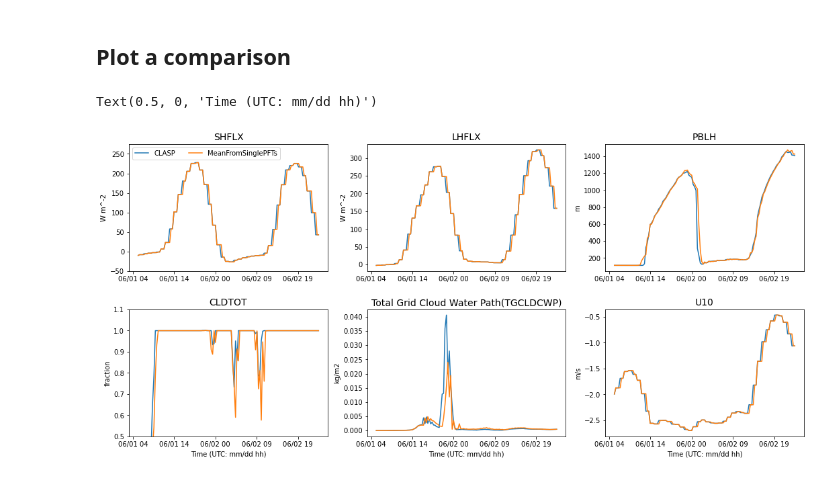
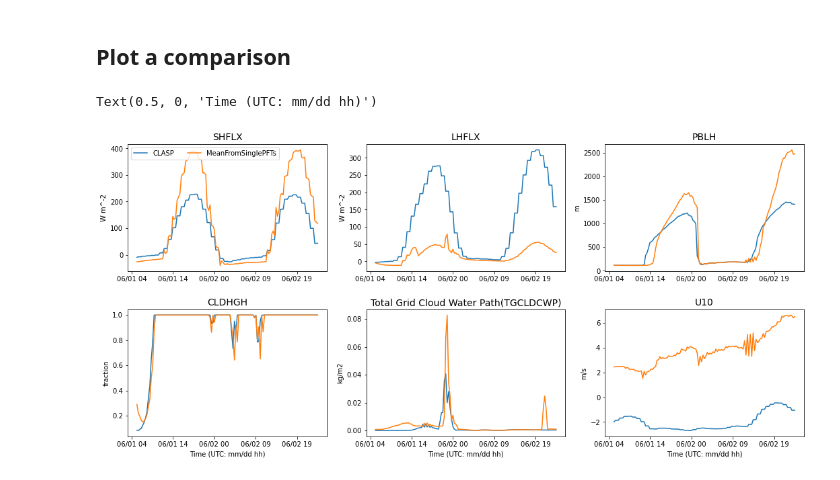
Before and after one commit to megandevlan/CLASP-CESM2_analysis, a Jupyter notebook: SCAM_SinglePFTcomparison.ipynb, the cells around one changed output. Cells and saved outputs as stored; diff of their text form; code cells hidden in the pictures.

Commit message:
Deeper dive into zetaDiffs, SCAM single PFT runs, and periodic updates.

```diff
--- a/SCAM_SinglePFTcomparison.ipynb
+++ b/SCAM_SinglePFTcomparison.ipynb
@@ -43,3 +34,24 @@ sfcTypes = np.asarray(['BareGroundOnly','C3grassOnly','C4grassOnly', 'DeciduousT
+# %%
+#dataDir = '/Users/mdfowler/Documents/Analysis/CLASP/SCAM_runs/SingleLandType/'
+#fileStart = 'FSCAM.T42_T42.arm97.clasp_useAndre_noMomentsWithCTSMmods-64lev-irrig-srfFlxAvg_startDay0531.SrfMod-'
+
+# Modification: z_const in CLUBB routine set to 32.5m, not 1.
+# dataDir = '/Users/mdfowler/Documents/Analysis/CLASP/SCAM_runs/SingleLandType/zconst_32p5/'
+# fileStart = 'FSCAM.T42_T42.arm97.clasp_useAndre_useZconst32_noMomentsWithCTSMmods-64lev-irrig-srfFlxAvg_startDay0531.SrfMod-'
+# sfcTypes = np.asarray(['BareGroundOnly','C3grassOnly','C4grassOnly', 'DeciduousTreeOnly', 'EvergreenTreeOnly',
+#                        'HighDensityUrbanOnly', 'IrrigCropOnly', 'MedDensityUrbanOnly', 'RainCropOnly','LakeOnly'])
+
+
+# Modification 2: z_const = 32.5m, and scm_iop_land_srf = .false.
+dataDir = '/Users/mdfowler/Documents/Analysis/CLASP/SCAM_runs/SingleLandType/zconst_32p5/V2_noSrfPropertiesPrescribed/'
+fileStart = 'FSCAM.T42_T42.arm97.clasp_Andre_Zconst32_noMoments-64lev_startDay0531.SrfMod-'
+sfcTypes = np.asarray(['BareGroundOnly','C3grassOnly','C4grassOnly', 'TreeOnly', 'EvergreenTreeOnly',
+                       'HighDensityUrbanOnly', 'IrrigatedCropOnly', 'MedDensityUrbanOnly', 'RainCropOnly','LakeOnly'])
+
+
+
+camEnd    = '.cam.h0.2015-05-31-00000.nc'
+clmEnd    = '.clm2.h0.2015-05-31-00000.nc'
 # %%
 ## Read everything into a single dataset (one for either CAM or CLM)
 for iSfc in range(len(sfcTypes)):
@@ -68,8 +82,7 @@ camDS_full['time']  = camDS_full.indexes['time'].to_datetimeindex()
 clmDS_full['time']  = clmDS_full.indexes['time'].to_datetimeindex()
 # %%
 ## Limit analysis to throw away the first day (spin up)
-
-times      = pd.DatetimeIndex(camDS_full['time'].values)
+times      = pd.DatetimeIndex(camDS_full['time'].values,tz='UTC')
 iTimeStart = np.where((times.day==1) & (times.hour==6))[0]
 
 camDS_full = camDS_full.isel(time=np.arange(iTimeStart[0],len(times)))
@@ -121,6 +137,8 @@ for iLines in range(len(selLines)):
         luTypes    = np.append(luTypes, int(lType[0]))
 # %%
 ## Add a weights variable to xr datasets:
+## ----------------------------------------
+
 sfcTypeWeights = np.full([len(camDS_full.sfcType)], np.nan)
 
 # Bare ground:
@@ -133,7 +151,7 @@ sfcTypeWeights[np.where(camDS_full.sfcType=='C3grassOnly')[0]]    = patchWeights
 sfcTypeWeights[np.where(camDS_full.sfcType=='C4grassOnly')[0]]    = patchWeights[np.where( (colTypes==1) & (patchTypes==14))[0]]
 
 # Deciduous tree:
-sfcTypeWeights[np.where(camDS_full.sfcType=='DeciduousTreeOnly')[0]] = patchWeights[np.where( (colTypes==1) & (patchTypes==7))[0]]
+sfcTypeWeights[np.where(camDS_full.sfcType=='TreeOnly')[0]] = patchWeights[np.where( (colTypes==1) & (patchTypes==7))[0]]
 
 # Evergreen tree:
 sfcTypeWeights[np.where(camDS_full.sfcType=='EvergreenTreeOnly')[0]] = patchWeights[np.where( (colTypes==1) & (patchTypes==1))[0]]
@@ -142,7 +160,7 @@ sfcTypeWeights[np.where(camDS_full.sfcType=='EvergreenTreeOnly')[0]] = patchWeig
 sfcTypeWeights[np.where(camDS_full.sfcType=='HighDensityUrbanOnly')[0]] = np.sum(patchWeights[np.where( (luTypes==8) )[0]])
 
 # Irrigated crop:
-sfcTypeWeights[np.where(camDS_full.sfcType=='IrrigCropOnly')[0]] = patchWeights[np.where( (luTypes==2) & (patchTypes==16))[0]]
+sfcTypeWeights[np.where(camDS_full.sfcType=='IrrigatedCropOnly')[0]] = patchWeights[np.where( (luTypes==2) & (patchTypes==16))[0]]
 
 # Medium density urban:
 sfcTypeWeights[np.where(camDS_full.sfcType=='MedDensityUrbanOnly')[0]] = np.sum(patchWeights[np.where( (luTypes==9) )[0]])
@@ -150,6 +168,6 @@ sfcTypeWeights[np.where(camDS_full.sfcType=='MedDensityUrbanOnly')[0]] = np.sum(
 # Rain-fed crop:
 sfcTypeWeights[np.where(camDS_full.sfcType=='RainCropOnly')[0]] = patchWeights[np.where( (luTypes==2) & (patchTypes==15))[0]]
 
-# camDS_full['sfcTypeWeights'] = (('sfcType'), sfcTypeWeights)
-# clmDS_full['sfcTypeWeights'] = (('sfcType'), sfcTypeWeights)
+# Lake point is made up, give zero weight for now:
+sfcTypeWeights[np.where(camDS_full.sfcType=='LakeOnly')[0]] = 0.0
 # %%
@@ -267,7 +476,6 @@ with xr.open_dataset(dataDir+clmFilename, decode_times='True') as clmDS_clasp:
 # %%
 # Format for time on x-axis
 myFmt = mdates.DateFormatter('%m/%d %H')
-
 
 fig, axs = plt.subplots(2,3, figsize=(18, 8))
 axs      = axs.ravel()
@@ -278,7 +486,7 @@ axs[0].plot(times, np.squeeze(camDS_fullWeighted.SHFLX.values),label='MeanFromSi
 axs[0].legend(ncol=2,loc='upper left')
 axs[0].set_title('SHFLX',fontsize=14)
 axs[0].set_ylabel('W m^-2')
-axs[0].set_ylim([-50,275])
+# axs[0].set_ylim([-50,275])
 axs[0].xaxis.set_major_formatter(myFmt)
 axs[0].xaxis.set_major_locator(plt.MaxNLocator(5))
 
@@ -291,35 +499,35 @@ axs[1].xaxis.set_major_locator(plt.MaxNLocator(5))
 
 axs[2].plot(times, np.squeeze(camDS_clasp.PBLH.values),label='CLASP')
 axs[2].plot(times, np.squeeze(camDS_fullWeighted.PBLH.values),label='MeanFromSinglePFTs')
 axs[2].set_title('PBLH',fontsize=14)
 axs[2].set_ylabel('m')
 axs[2].xaxis.set_major_formatter(myFmt)
 axs[2].xaxis.set_major_locator(plt.MaxNLocator(5))
 
-axs[3].plot(times, np.squeeze(camDS_clasp.CLDTOT.values),label='CLASP')
-axs[3].plot(times, np.squeeze(camDS_fullWeighted.CLDTOT.values),label='MeanFromSinglePFTs')
-axs[3].set_title('CLDTOT',fontsize=14)
+axs[3].plot(times, np.squeeze(camDS_clasp.CLDHGH.values),label='CLASP')
+axs[3].plot(times, np.squeeze(camDS_fullWeighted.CLDHGH.values),label='MeanFromSinglePFTs')
+axs[3].set_title('CLDHGH',fontsize=14)
 axs[3].set_ylabel('fraction')
 axs[3].xaxis.set_major_formatter(myFmt)
 axs[3].xaxis.set_major_locator(plt.MaxNLocator(5))
 axs[3].set_xlabel('Time (UTC: mm/dd hh)')
-axs[3].set_ylim([0.5,1.1])
+#axs[3].set_ylim([0.5,1.1])
 
 axs[4].plot(times, np.squeeze(camDS_clasp.TGCLDCWP.values),label='CLASP')
 axs[4].plot(times, np.squeeze(camDS_fullWeighted.TGCLDCWP.values),label='MeanFromSinglePFTs')
 axs[4].set_title('Total Grid Cloud Water Path(TGCLDCWP)',fontsize=14)
 axs[4].set_ylabel('kg/m2')
 axs[4].xaxis.set_major_formatter(myFmt)
 axs[4].xaxis.set_major_locator(plt.MaxNLocator(5))
 axs[4].set_xlabel('Time (UTC: mm/dd hh)')
 
 axs[5].plot(times, np.squeeze(camDS_clasp.U10.values),label='CLASP')
 axs[5].plot(times, np.squeeze(camDS_fullWeighted.U10.values),label='MeanFromSinglePFTs')
 axs[5].set_title('U10',fontsize=14)
 axs[5].set_ylabel('m/s')
 axs[5].xaxis.set_major_formatter(myFmt)
 axs[5].xaxis.set_major_locator(plt.MaxNLocator(5))
 axs[5].set_xlabel('Time (UTC: mm/dd hh)')
 # %% [output]
 Text(0.5, 0, 'Time (UTC: mm/dd hh)')
-[figure, old version]
+[figure, new version]
```
Also changed, not shown: parts of 31 cells of this notebook, 9 other files.
